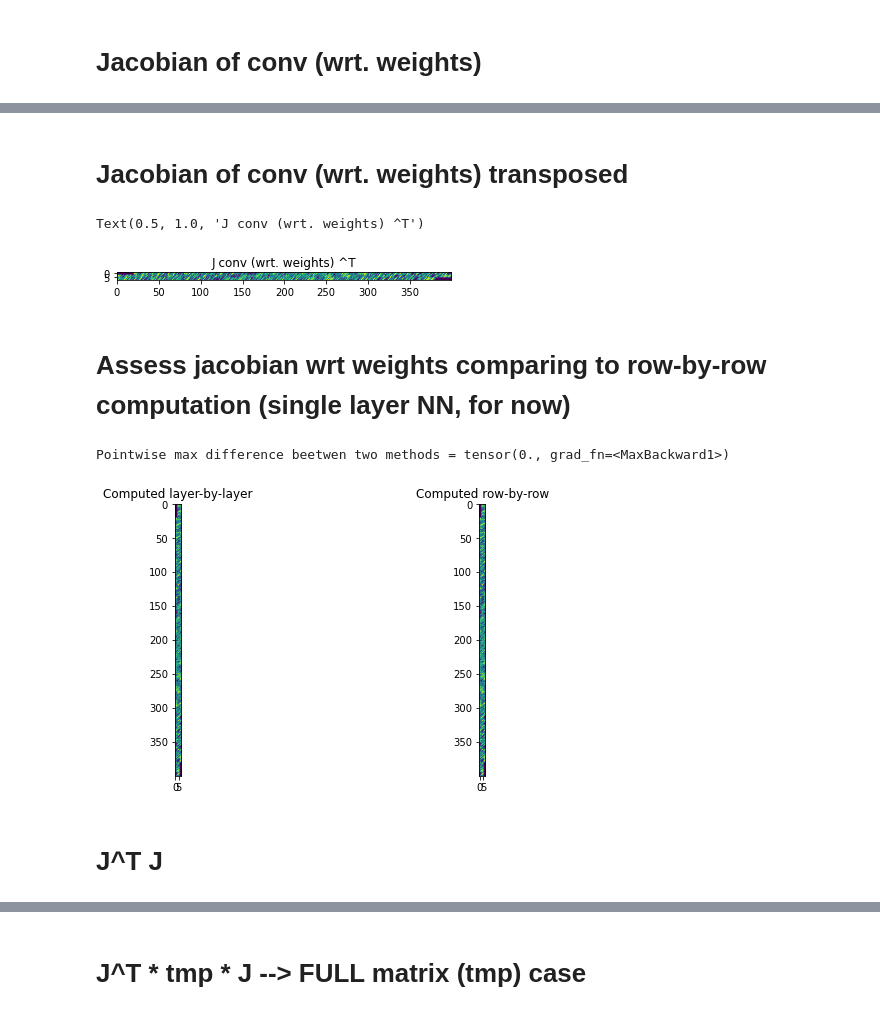
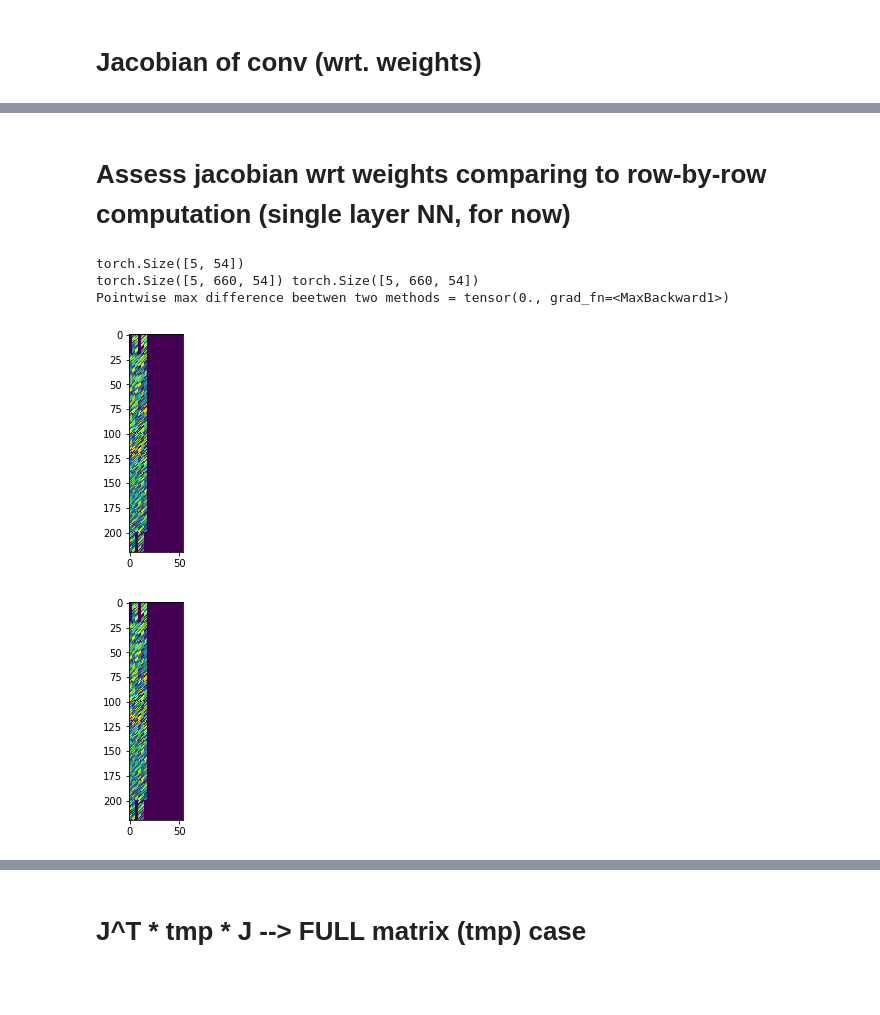
Before and after one commit to FrederikWarburg/LaplaceAE, a Jupyter notebook: notebooks/jacobian_convolution_full.ipynb, the cells around one changed output, grey strips where cells are left out. Cells and saved outputs as stored; diff of their text form; code cells hidden in the pictures; blank space fills up the shorter version.

```diff
--- a/notebooks/jacobian_convolution_full.ipynb
+++ b/notebooks/jacobian_convolution_full.ipynb
@@ -264,33 +216,3 @@ Text(0.5, 1.0, 'J conv (wrt. weights)')
-# %% [markdown]
-# Jacobian of conv (wrt. weights) transposed
-# %%
-full_jacobian_dw_T = torch.zeros(W*W,M*M)
-for i in range(M):
-    for j in range(M):
-        jac_in = torch.zeros(1,1,M,M).type(torch.float)
-        jac_in[0,0,i,j] = 1
-
-        jacobian = conv_dw_transposed._jacobian_mult(dw_output, dw_input, jac_in)
-
-        col = (M*M) - (M*i+j) - 1
-        for k in range(W):
-            for q in range(W):
-                row = W*k+q
-                full_jacobian_dw_T[row,col] = jacobian[0,0,k,q]
-
-        if print_each_column_computation:
-            plt.figure(figsize=(6,3))
-            plt.subplot(1,4,1)
-            plt.imshow(jac_in[0,0].detach().numpy())
-            plt.subplot(1,4,2)
-            plt.imshow(jacobian[0,0].detach().numpy())
-            plt.show()
-
-plt.imshow(full_jacobian_dw_T.detach().numpy())
-plt.title('J conv (wrt. weights) ^T')
-# %% [output]
-Text(0.5, 1.0, 'J conv (wrt. weights) ^T')
-[figure, removed]
 # %% [markdown]
 # Assess jacobian wrt weights comparing to row-by-row computation (single layer NN, for now)
 # %%
@@ -322,51 +244,51 @@ def _get_batch_grad(model):
         loss = loss_fn(f, targets)
         loss.backward()
     return f'''
 
-def jacobians(x, model, output_size=784):
+def jacobians(x, model, output_channel, output_h, output_w):
     """Compute Jacobians \\(\\nabla_\\theta f(x;\\theta)\\) at current parameter \\(\\theta\\)
     using asdfghjkl's gradient per output dimension.
     Parameters
     ----------
     x : torch.Tensor
         input data `(batch, input_shape)` on compatible device with model.
     Returns
     -------
     Js : torch.Tensor
         Jacobians `(batch, parameters, outputs)`
     f : torch.Tensor
         output function `(batch, outputs)`
     """
     Js = list()
-    for i in range(output_size):
-        for j in range(output_size):
-            def loss_fn(outputs, targets):
-                return outputs[:, 0, i, j].sum()
+    for c in range(output_channel):
+        for i in range(output_h):
+            for j in range(output_w):
+                def loss_fn(outputs, targets):
+                    return outputs[:, c, i, j].sum()
 
-            f = batch_gradient(model, loss_fn, x, None).detach()
-            Jk = _get_batch_grad(model)
+                f = batch_gradient(model, loss_fn, x, None).detach()
+                Jk = _get_batch_grad(model)
 
-            Js.append(Jk)
+                Js.append(Jk)
     Js = torch.stack(Js, dim=1)
-
+    print(Jk.shape)
     return Js, f
 
 #conv = nnj.Conv2d(1,1,kernel_size=kernel_size,padding=padding,stride=stride,dilation=dilation, bias=None)
-Js, _ = jacobians(input, conv, output_size=M)
+Js, _ = jacobians(inputs, conv, OUT_c, OUT_h, OUT_w)
 
 
-plt.figure(figsize=(10,5))
-plt.subplot(1,2,1)
-plt.title('Computed layer-by-layer')
-plt.imshow(full_jacobian_dw.detach().numpy())
-plt.subplot(1,2,2)
-plt.title('Computed row-by-row')
-plt.imshow(Js[0].detach().numpy())
+print(Js.shape, jacobian_dw.shape)
+print('Pointwise max difference beetwen two methods =',torch.max(jacobian_dw - Js))
 
+plt.imshow(Js[0, :220, :].detach().numpy())
+plt.show()
 
-print('Pointwise max difference beetwen two methods =',torch.max(full_jacobian_dw - Js[0]))
+plt.imshow(jacobian_dw[0, :220, :].detach().numpy())
+plt.show()
 # %% [output]
+torch.Size([5, 54])
+torch.Size([5, 660, 54]) torch.Size([5, 660, 54])
 Pointwise max difference beetwen two methods = tensor(0., grad_fn=<MaxBackward1>)
-[figure, old version]
+[figure, new version]
+[figure, added]
-# %% [markdown]
-# J^T J
```
Also changed, not shown: parts of 9 cells of this notebook.
